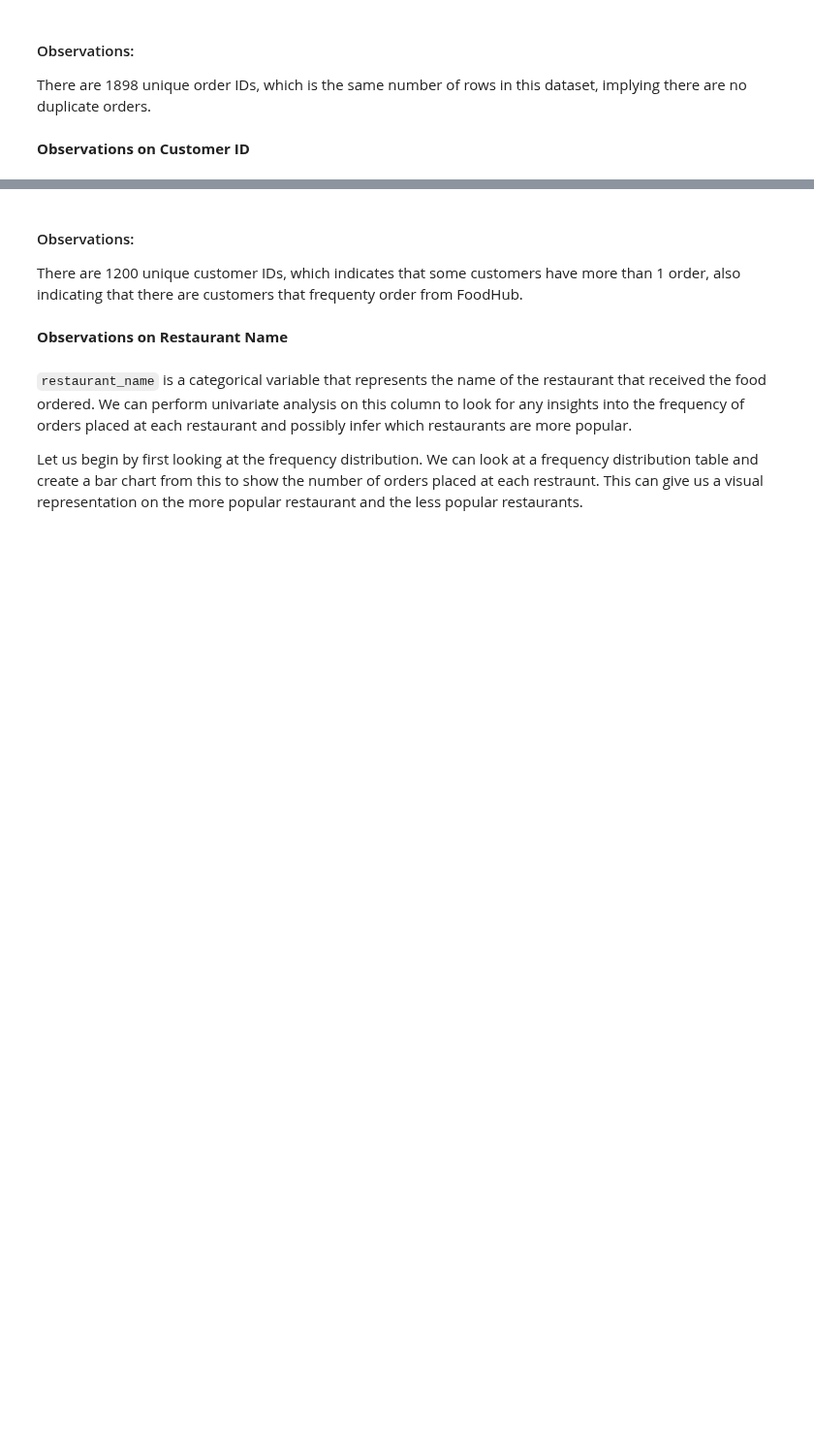
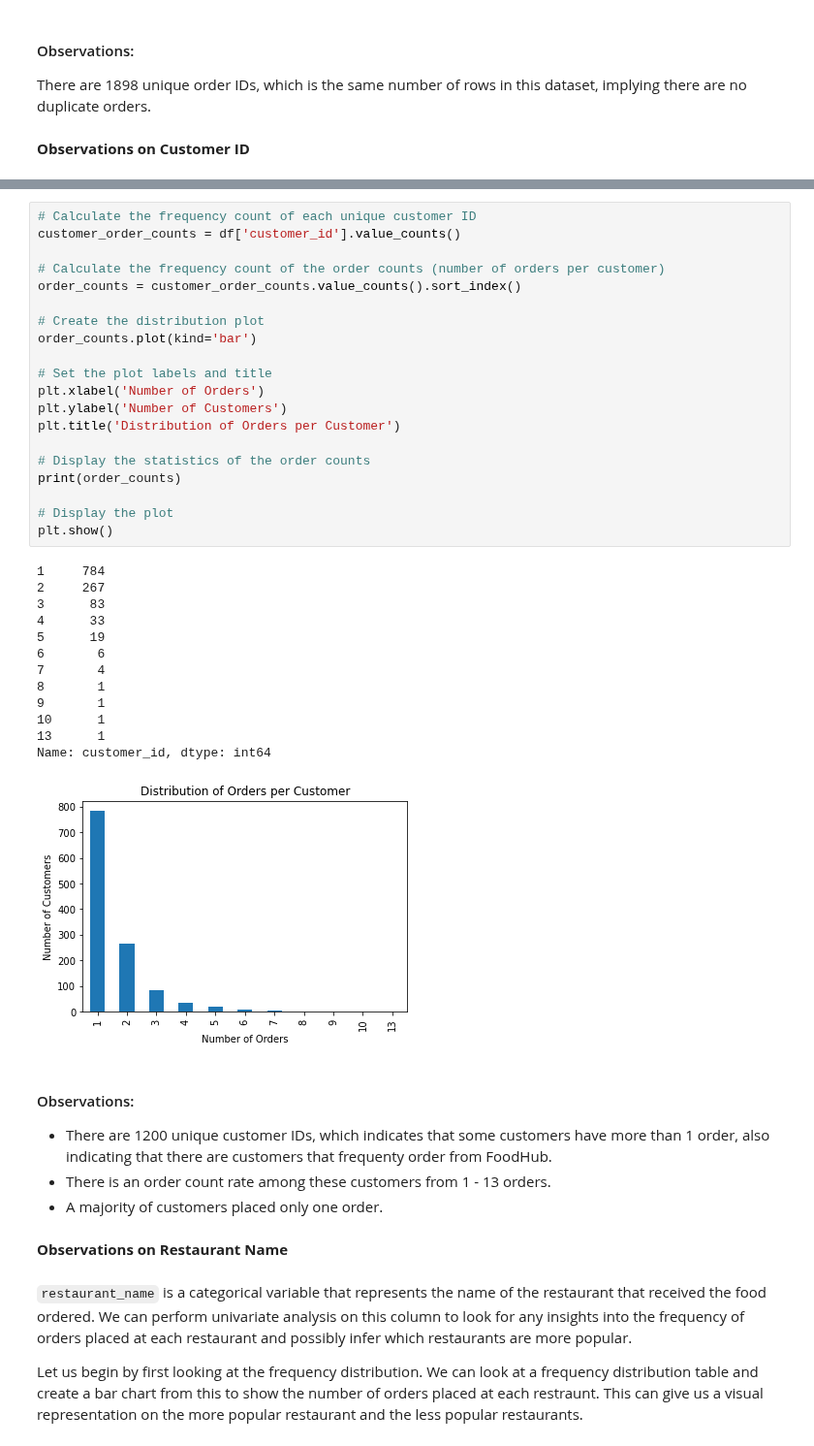
Before and after one commit to FoxHoundOps/PGP-AI-ML, a Jupyter notebook: project1/PYF_Project_LearnerNotebook_FullCode.ipynb, the cells around one changed output, grey strips where cells are left out. Shown at 97% size. Drawn from its saved outputs; the diff is of its cells as text; blank space fills up the shorter version.

```diff
--- a/project1/PYF_Project_LearnerNotebook_FullCode.ipynb
+++ b/project1/PYF_Project_LearnerNotebook_FullCode.ipynb
@@ -142,6 +225,42 @@ df['customer_id'].nunique()
+# %%
+# Calculate the frequency count of each unique customer ID
+customer_order_counts = df['customer_id'].value_counts()
+
+# Calculate the frequency count of the order counts (number of orders per customer)
+order_counts = customer_order_counts.value_counts().sort_index()
+
+# Create the distribution plot
+order_counts.plot(kind='bar')
+
+# Set the plot labels and title
+plt.xlabel('Number of Orders')
+plt.ylabel('Number of Customers')
+plt.title('Distribution of Orders per Customer')
+
+# Display the statistics of the order counts
+print(order_counts)
+
+# Display the plot
+plt.show()
+# %% [output]
+1     784
+2     267
+3      83
+4      33
+5      19
+6       6
+7       4
+8       1
+9       1
+10      1
+13      1
+Name: customer_id, dtype: int64
+[figure, added]
 # %% [markdown]
 #### Observations:
-There are 1200 unique customer IDs, which indicates that some customers have more than 1 order, also indicating that there are customers that frequenty order from FoodHub.
+- There are 1200 unique customer IDs, which indicates that some customers have more than 1 order, also indicating that there are customers that frequenty order from FoodHub.
+- There is an order count rate among these customers from 1 - 13 orders.
+- A majority of customers placed only one order.
 # %% [markdown]
 **Observations on Restaurant Name**
 # %% [markdown]
```
Also changed, not shown: parts of 55 cells of this notebook.
